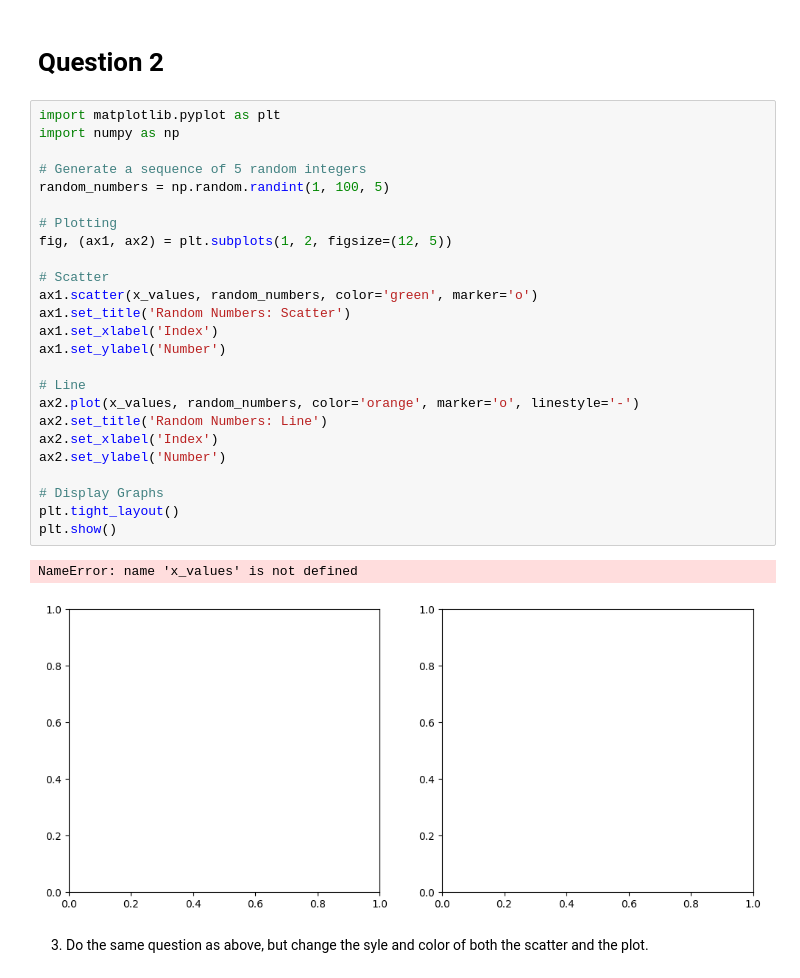
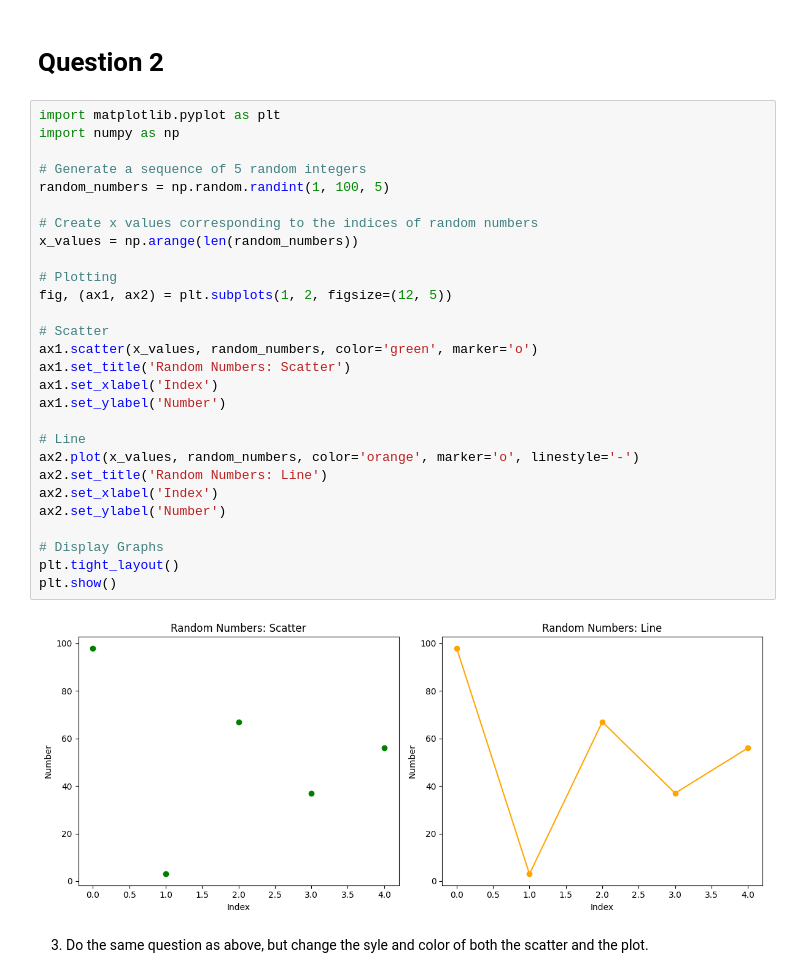
Before and after one commit to mindy0cruz/P3-pyplot, a Jupyter notebook: pyplot.ipynb, the cells around one changed output. Cells and saved outputs as stored; diff of their text form.

```diff
--- a/pyplot.ipynb
+++ b/pyplot.ipynb
@@ -65,31 +65,33 @@ plt.show()
 # %%
 import matplotlib.pyplot as plt
 import numpy as np
 
 # Generate a sequence of 5 random integers
 random_numbers = np.random.randint(1, 100, 5)
+
+# Create x values corresponding to the indices of random numbers
+x_values = np.arange(len(random_numbers))
 
 # Plotting
 fig, (ax1, ax2) = plt.subplots(1, 2, figsize=(12, 5))
 
 # Scatter
 ax1.scatter(x_values, random_numbers, color='green', marker='o')
 ax1.set_title('Random Numbers: Scatter')
 ax1.set_xlabel('Index')
 ax1.set_ylabel('Number')
 
 # Line
 ax2.plot(x_values, random_numbers, color='orange', marker='o', linestyle='-')
 ax2.set_title('Random Numbers: Line')
 ax2.set_xlabel('Index')
 ax2.set_ylabel('Number')
 
 # Display Graphs
 plt.tight_layout()
 plt.show()
 # %% [output]
-NameError: name 'x_values' is not defined
-[figure, old version]
+[figure, new version]
 # %% [markdown]
 3. Do the same question as above, but change the syle and color of both the scatter and the plot.
 # %% [markdown]
```
